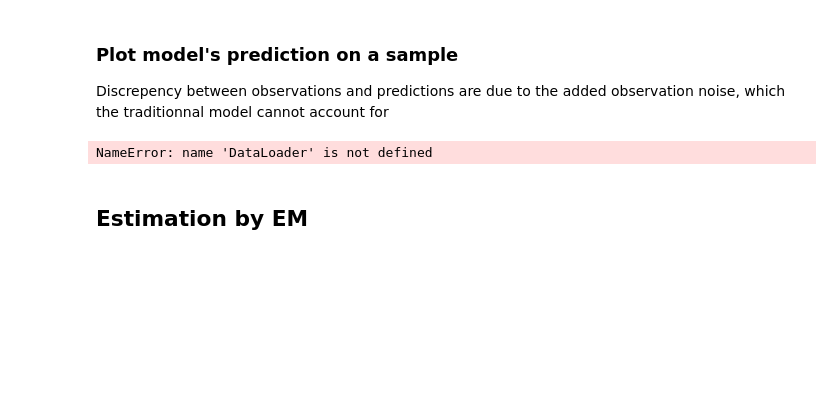
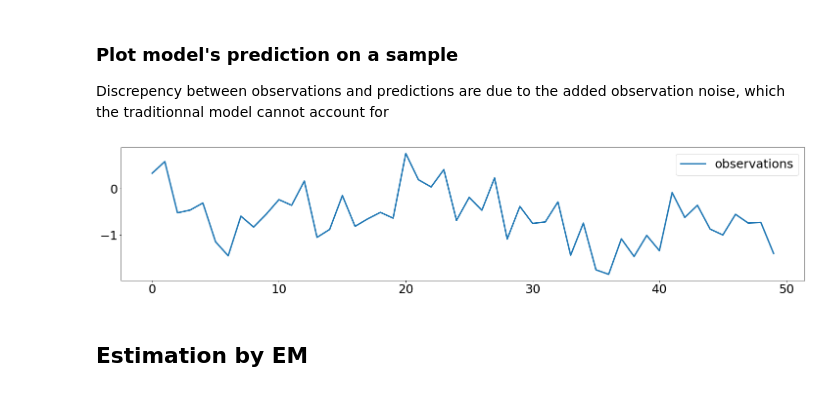
Before and after one commit to maxjcohen/uncertaintyQuantification, a Jupyter notebook: estimation_sigma_x2.ipynb, the cells around one changed output. Drawn from its saved outputs; the diff is of its cells as text; code cells hidden in the pictures; blank space fills up the shorter version.

```diff
--- a/estimation_sigma_x2.ipynb
+++ b/estimation_sigma_x2.ipynb
@@ -34,31 +34,32 @@ d_emb = 2
 d_out = 1
 N = 200
 
-sigma_y = 0.05
-sigma_x = 0.1
+sigma_y2 = 0.1
+sigma_x2 = 0.1
 
 model = SMCN(d_in, d_emb, d_out, n_particles=1)
 
 # Sets the range of a few parameters
 model._f._linear.weight.data = torch.randn(d_out, d_emb) * 0.2 + 0.8
-model._g.weight_hh.data = torch.randn(d_emb, d_emb) * 0.2
+model._g.weight_hh.data = torch.randn(d_emb, d_emb) * 0.2 + 0.8
 model._g.weight_ih.data = torch.randn(d_emb, d_in)*0.2 + 0.8
-model._sigma_x.data = torch.eye(d_emb)*sigma_x
-model._sigma_y.data = torch.diag(torch.Tensor([sigma_y]))
+model._sigma_x.data = torch.eye(d_emb)*sigma_x2
+model._sigma_y.data = torch.diag(torch.Tensor([sigma_y2]))
 params_simulation = copy.deepcopy(model.state_dict())
 
 T = 50
 n_samples = 100
 
-# Generate random inputs
-u = torch.randn(T, n_samples, d_in)
+# Generate zeros inputs
+u = torch.zeros(T, n_samples, d_in)
 
 # Compute outputs with added noise on the hidden state with variance sigma_x
 with torch.no_grad():
     y = model(u, noise=True).view((T, n_samples, d_out))
 
+y_clean = torch.Tensor(y)
 # Add noise on the observations with variance sigma_y
-y = y + torch.randn(y.shape) * np.sqrt(sigma_y)
+y = y + torch.randn(y.shape) * np.sqrt(sigma_y2)
 # %% [markdown]
 The dataset is sampled from a model defined as
 $$
@@ -78,32 +79,26 @@ Discrepency between observations and predictions are due to the added observatio
 # %%
 batch_size = 4
 epochs = 50
 
 dataset = ChunkDataset(y=y.transpose(0, 1).numpy(),
                       u=u.transpose(0, 1).numpy())
 dataloader = DataLoader(dataset,
                         batch_size=batch_size,
                         num_workers=4,
                         shuffle=True
                        )
 
 # Plot model predictions for a sample
 for u, y in dataloader:
     u = u.transpose(0, 1)
     y = y.transpose(0, 1)
     break
 
-with torch.no_grad():
-    netout = model(u, noise=False)
-
-netout = netout.numpy().squeeze()
-
 plt.figure(figsize=(25, 5))
-plt.plot(netout[:, 0], label='predictions')
 plt.plot(y[:, 0, 0], lw=3, label='observations')
 plt.legend()
 plt.show()
 # %% [output]
-NameError: name 'DataLoader' is not defined
+[figure, added]
 # %% [markdown]
 ## Estimation by EM
```
Also changed, not shown: parts of 11 cells of this notebook.
